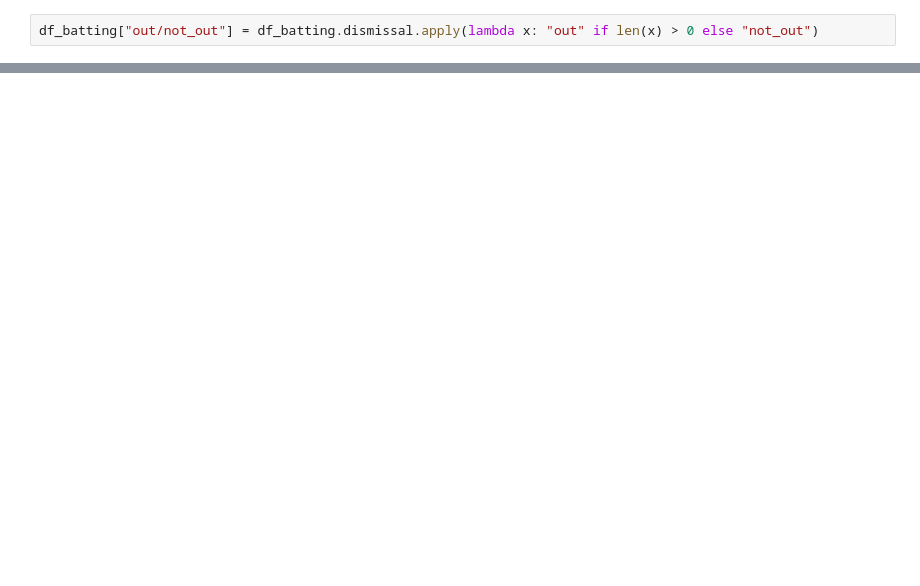
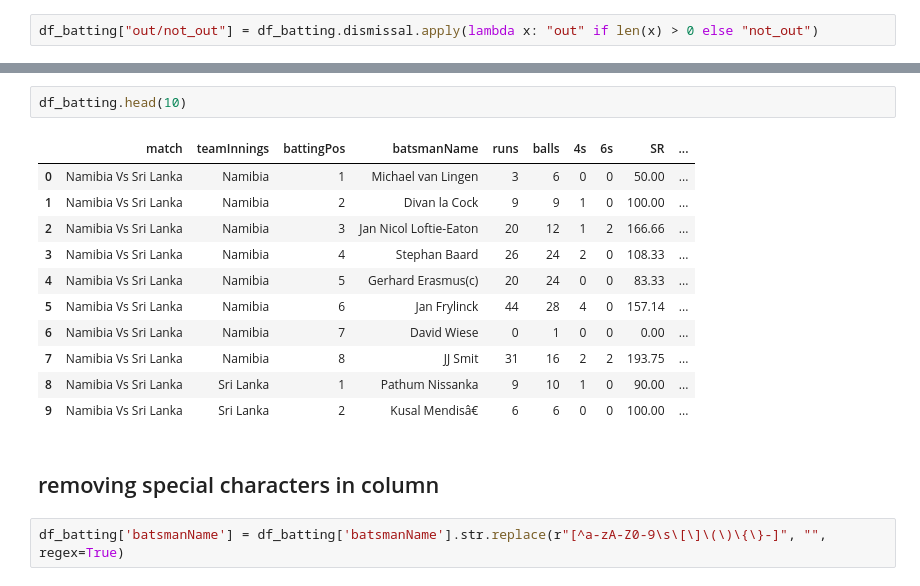
Before and after one commit to ajaythakur958/T20-Cricket-analysis-powerbi-, a Jupyter notebook: t20_cricket analysis .ipynb, the cells around one changed output, grey strips where cells are left out. Saved outputs shown, nothing was run; the diff lists cells and outputs as text; blank space fills up the shorter version.

```diff
--- a/t20_cricket analysis .ipynb
+++ b/t20_cricket analysis .ipynb
@@ -84,0 +145,18 @@ df_batting.head(20)
+# %%
+df_batting.head(10)
+# %% [output]
+|  | match | teamInnings | battingPos | batsmanName | runs | balls | 4s | 6s | SR | ... |
+| 0 | Namibia Vs Sri Lanka | Namibia | 1 | Michael van Lingen | 3 | 6 | 0 | 0 | 50.00 | ... |
+| 1 | Namibia Vs Sri Lanka | Namibia | 2 | Divan la Cock | 9 | 9 | 1 | 0 | 100.00 | ... |
+| 2 | Namibia Vs Sri Lanka | Namibia | 3 | Jan Nicol Loftie-Eaton | 20 | 12 | 1 | 2 | 166.66 | ... |
+| 3 | Namibia Vs Sri Lanka | Namibia | 4 | Stephan Baard | 26 | 24 | 2 | 0 | 108.33 | ... |
+| 4 | Namibia Vs Sri Lanka | Namibia | 5 | Gerhard Erasmus(c) | 20 | 24 | 0 | 0 | 83.33 | ... |
+| 5 | Namibia Vs Sri Lanka | Namibia | 6 | Jan Frylinck | 44 | 28 | 4 | 0 | 157.14 | ... |
+| 6 | Namibia Vs Sri Lanka | Namibia | 7 | David Wiese | 0 | 1 | 0 | 0 | 0.00 | ... |
+| 7 | Namibia Vs Sri Lanka | Namibia | 8 | JJ Smit | 31 | 16 | 2 | 2 | 193.75 | ... |
+| 8 | Namibia Vs Sri Lanka | Sri Lanka | 1 | Pathum Nissanka | 9 | 10 | 1 | 0 | 90.00 | ... |
+| 9 | Namibia Vs Sri Lanka | Sri Lanka | 2 | Kusal Mendisâ€ | 6 | 6 | 0 | 0 | 100.00 | ... |
+# %% [markdown]
+## removing special characters in column
+# %%
+df_batting['batsmanName'] = df_batting['batsmanName'].str.replace(r"[^a-zA-Z0-9\s\[\]\(\)\{\}-]", "", regex=True)
```
Also changed, not shown: parts of 32 cells of this notebook, 5 other files.
